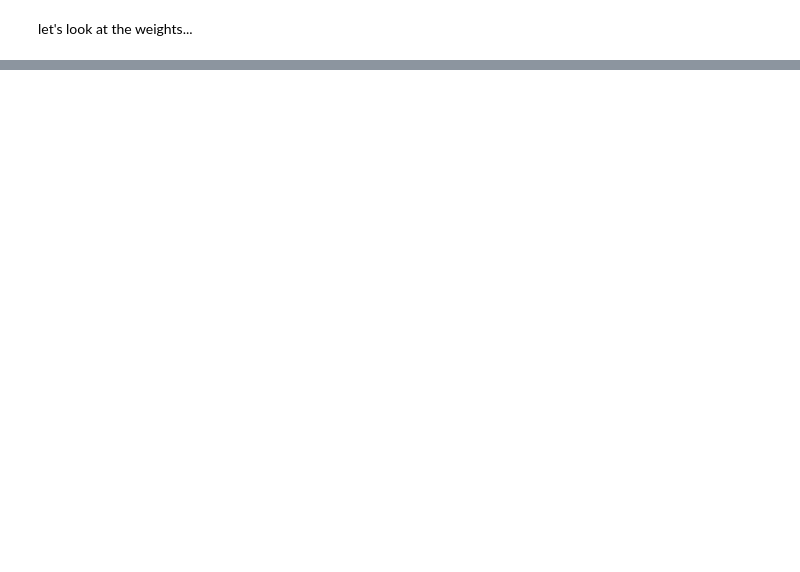
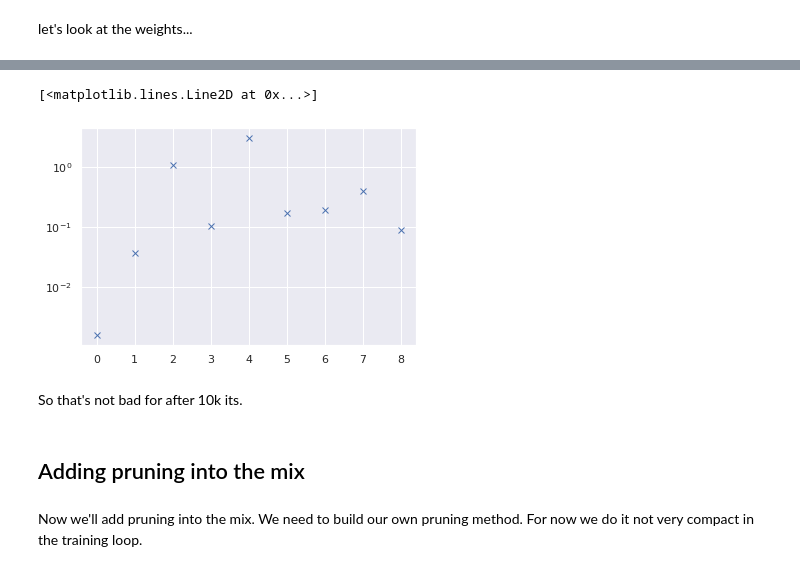
Before and after one commit to GJBoth/DeePyMoD_SBL, a Jupyter notebook: notebooks/Implementation/Implementing_pruning.ipynb, the cells around one changed output, grey strips where cells are left out. Drawn from its saved outputs; the diff is of its cells as text; code cells hidden in the pictures; blank space fills up the shorter version.

```diff
--- a/notebooks/Implementation/Implementing_pruning.ipynb
+++ b/notebooks/Implementation/Implementing_pruning.ipynb
@@ -184,0 +190,9 @@ tensor([[-5.4734e-05, -7.3680e-04,  1.0283e-01, -5.2212e-03, -9.6069e-01,
+# %%
+plt.semilogy(np.abs(rescaled_weights), 'x')
+# %% [output]
+[<matplotlib.lines.Line2D at 0x...>]
+[figure, added]
+# %% [markdown]
+So that's not bad for after 10k its.
+# %% [markdown]
+## Adding pruning into the mix
@@ -184,0 +214,2 @@ tensor([[-5.4734e-05, -7.3680e-04,  1.0283e-01, -5.2212e-03, -9.6069e-01,
+# %% [markdown]
+Now we'll add pruning into the mix. We need to build our own pruning method. For now we do it not very compact in the training loop.
```
Also changed, not shown: parts of 28 cells of this notebook, 4 other files.
